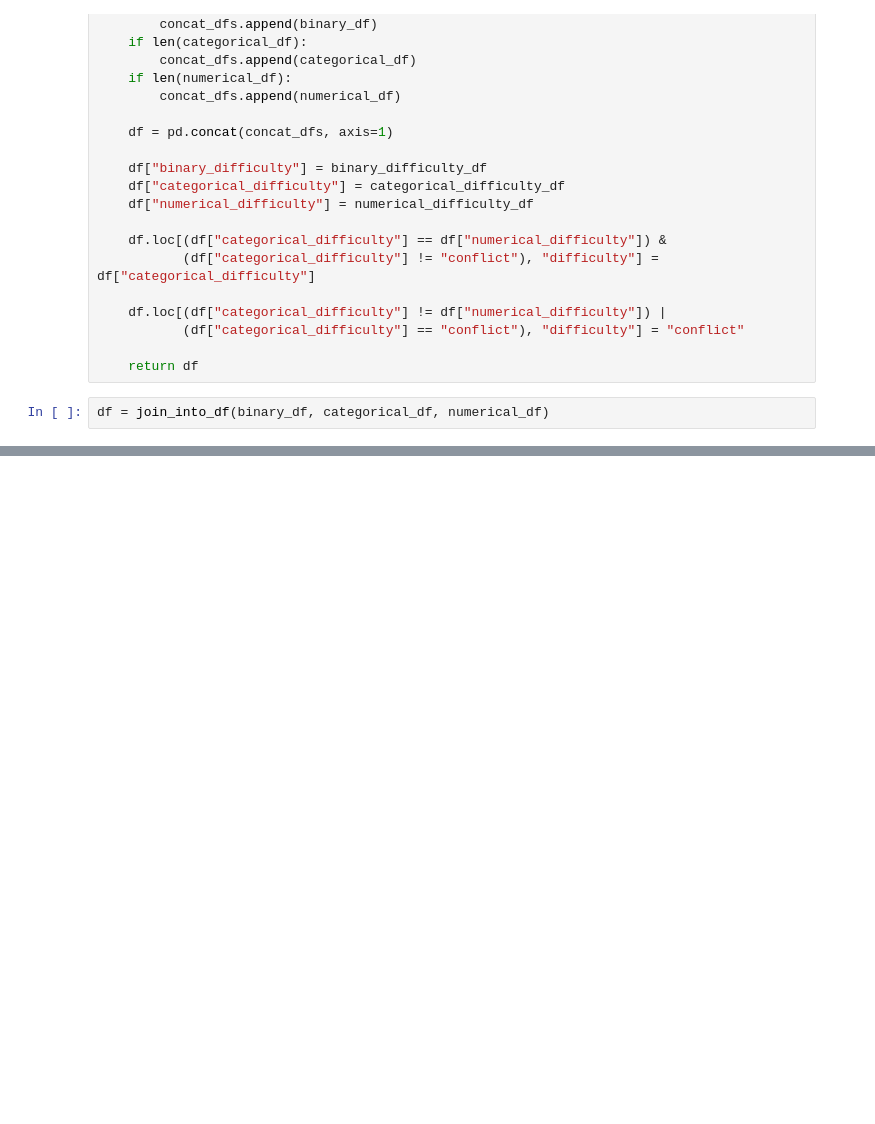
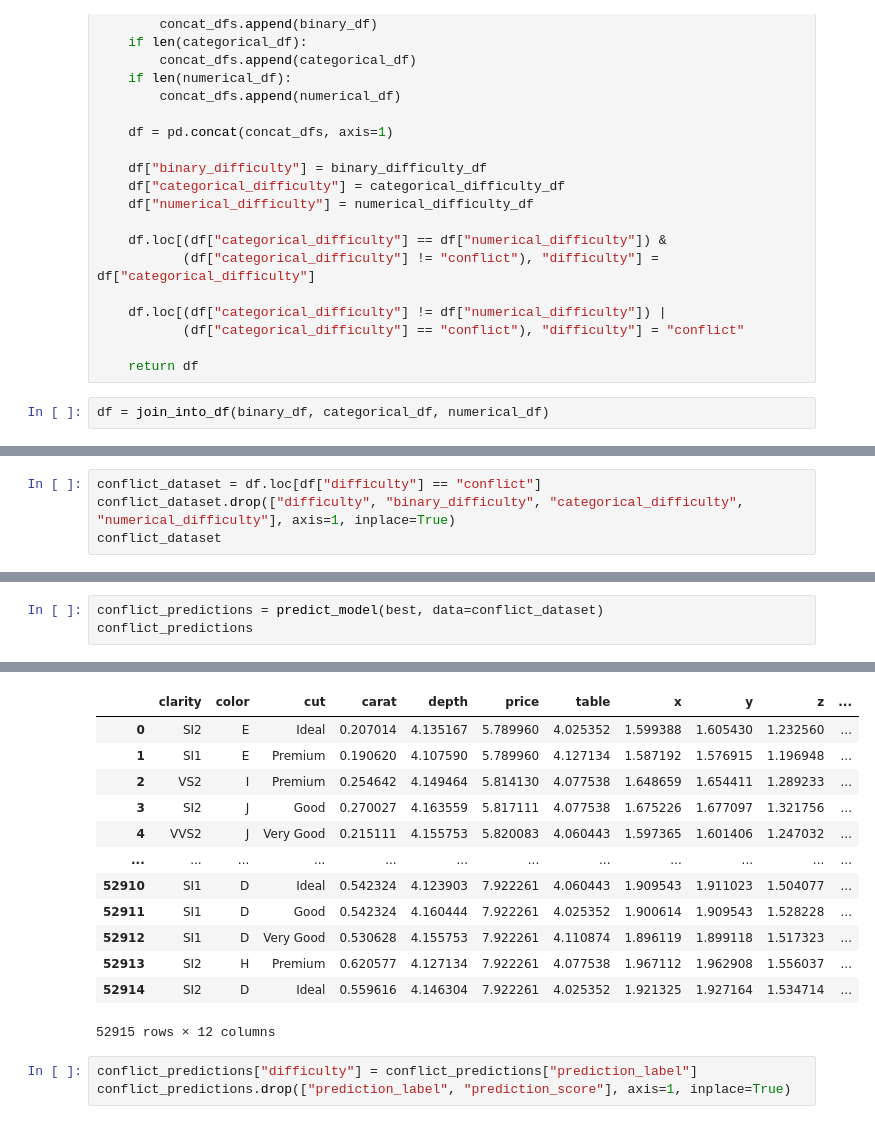
Before and after one commit to danorel/curning, a Jupyter notebook: cl.diamonds.ipynb, the cells around one changed output, grey strips where cells are left out. Drawn from its saved outputs; the diff is of its cells as text; blank space fills up the shorter version.

```diff
--- a/cl.diamonds.ipynb
+++ b/cl.diamonds.ipynb
@@ -296,0 +250,4 @@ conflict_predictions
+# %%
+conflict_dataset = df.loc[df["difficulty"] == "conflict"]
+conflict_dataset.drop(["difficulty", "binary_difficulty", "categorical_difficulty", "numerical_difficulty"], axis=1, inplace=True)
+conflict_dataset
@@ -296,0 +268,4 @@ conflict_predictions
+# %%
+conflict_predictions = predict_model(best, data=conflict_dataset)
+conflict_predictions
+# %% [output]
@@ -296,0 +273,16 @@ conflict_predictions
+|  | clarity | color | cut | carat | depth | price | table | x | y | z | ... |
+| 0 | SI2 | E | Ideal | 0.207014 | 4.135167 | 5.789960 | 4.025352 | 1.599388 | 1.605430 | 1.232560 | ... |
+| 1 | SI1 | E | Premium | 0.190620 | 4.107590 | 5.789960 | 4.127134 | 1.587192 | 1.576915 | 1.196948 | ... |
+| 2 | VS2 | I | Premium | 0.254642 | 4.149464 | 5.814130 | 4.077538 | 1.648659 | 1.654411 | 1.289233 | ... |
+| 3 | SI2 | J | Good | 0.270027 | 4.163559 | 5.817111 | 4.077538 | 1.675226 | 1.677097 | 1.321756 | ... |
+| 4 | VVS2 | J | Very Good | 0.215111 | 4.155753 | 5.820083 | 4.060443 | 1.597365 | 1.601406 | 1.247032 | ... |
+| ... | ... | ... | ... | ... | ... | ... | ... | ... | ... | ... | ... |
+| 52910 | SI1 | D | Ideal | 0.542324 | 4.123903 | 7.922261 | 4.060443 | 1.909543 | 1.911023 | 1.504077 | ... |
+| 52911 | SI1 | D | Good | 0.542324 | 4.160444 | 7.922261 | 4.025352 | 1.900614 | 1.909543 | 1.528228 | ... |
+| 52912 | SI1 | D | Very Good | 0.530628 | 4.155753 | 7.922261 | 4.110874 | 1.896119 | 1.899118 | 1.517323 | ... |
+| 52913 | SI2 | H | Premium | 0.620577 | 4.127134 | 7.922261 | 4.077538 | 1.967112 | 1.962908 | 1.556037 | ... |
+| 52914 | SI2 | D | Ideal | 0.559616 | 4.146304 | 7.922261 | 4.025352 | 1.921325 | 1.927164 | 1.534714 | ... |
+52915 rows × 12 columns
+# %%
+conflict_predictions["difficulty"] = conflict_predictions["prediction_label"]
+conflict_predictions.drop(["prediction_label", "prediction_score"], axis=1, inplace=True)
```
Also changed, not shown: parts of 30 cells of this notebook, 1 other file.
